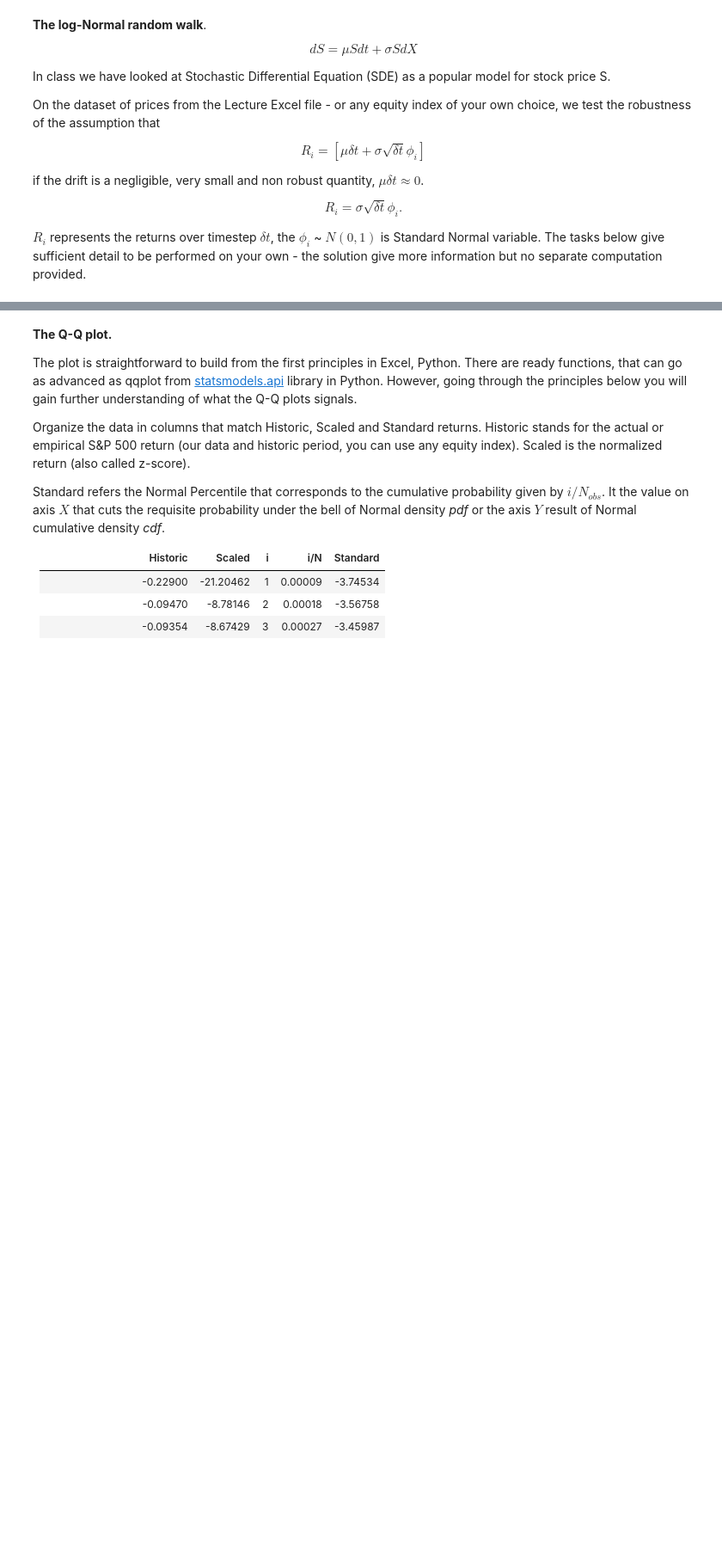
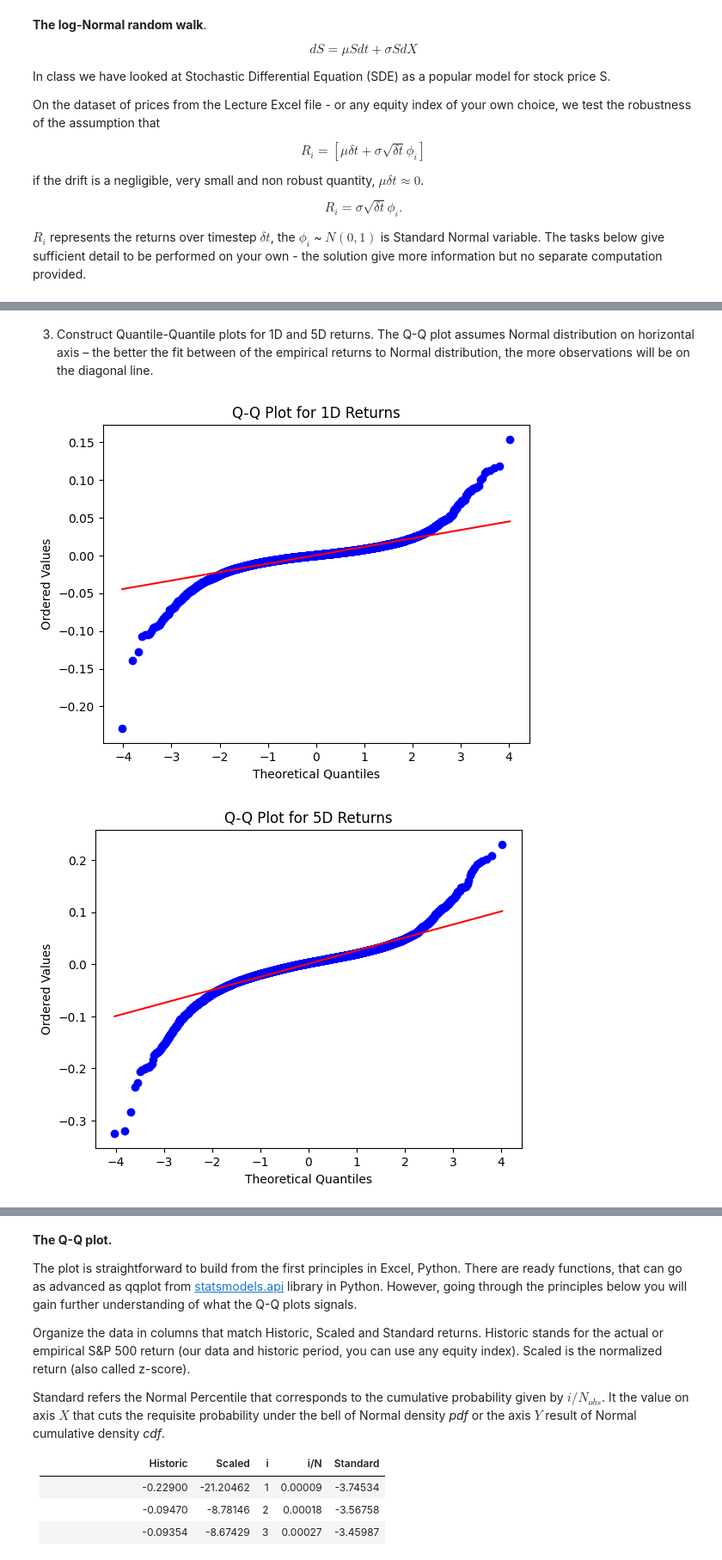
Before and after one commit to JoaoJungblut/QuantFinanceTraining, a Jupyter notebook: Module1/01-The_Random_Behaviour_of_Assets-answers.ipynb, the cells around one changed output, grey strips where cells are left out. Shown: that part at 86% size. Cells and saved outputs as stored; diff of their text form; code cells hidden in the pictures; blank space fills up the shorter version.

```diff
--- a/Module1/01-The_Random_Behaviour_of_Assets-answers.ipynb
+++ b/Module1/01-The_Random_Behaviour_of_Assets-answers.ipynb
@@ -50,0 +82,23 @@ dtype: float64
+# %% [markdown]
+3. Construct Quantile-Quantile plots for 1D and 5D returns. The Q-Q plot assumes Normal distribution on horizontal axis – the better the fit between of the empirical returns to Normal distribution, the more observations will be on the diagonal line.
+# %%
+# Loading packages
+import matplotlib.pyplot as plt
+from scipy import stats
+
+# Constructing Q-Q plot for 1D returns
+res_1D = stats.probplot(sp500_returns["1D"], dist="norm", plot=plt)
+plt.title("Q-Q Plot for 1D Returns")
+plt.xlabel("Theoretical Quantiles")
+plt.ylabel("Ordered Values")
+plt.show()
+
+# Constructing Q-Q plot for 5D returns
+res_5D = stats.probplot(sp500_returns["5D"], dist="norm", plot=plt)
+plt.title("Q-Q Plot for 5D Returns")
+plt.xlabel("Theoretical Quantiles")
+plt.ylabel("Ordered Values")
+plt.show()
+# %% [output]
+[figure, added]
+[figure, added]
```
Also changed, not shown: parts of 11 cells of this notebook.
